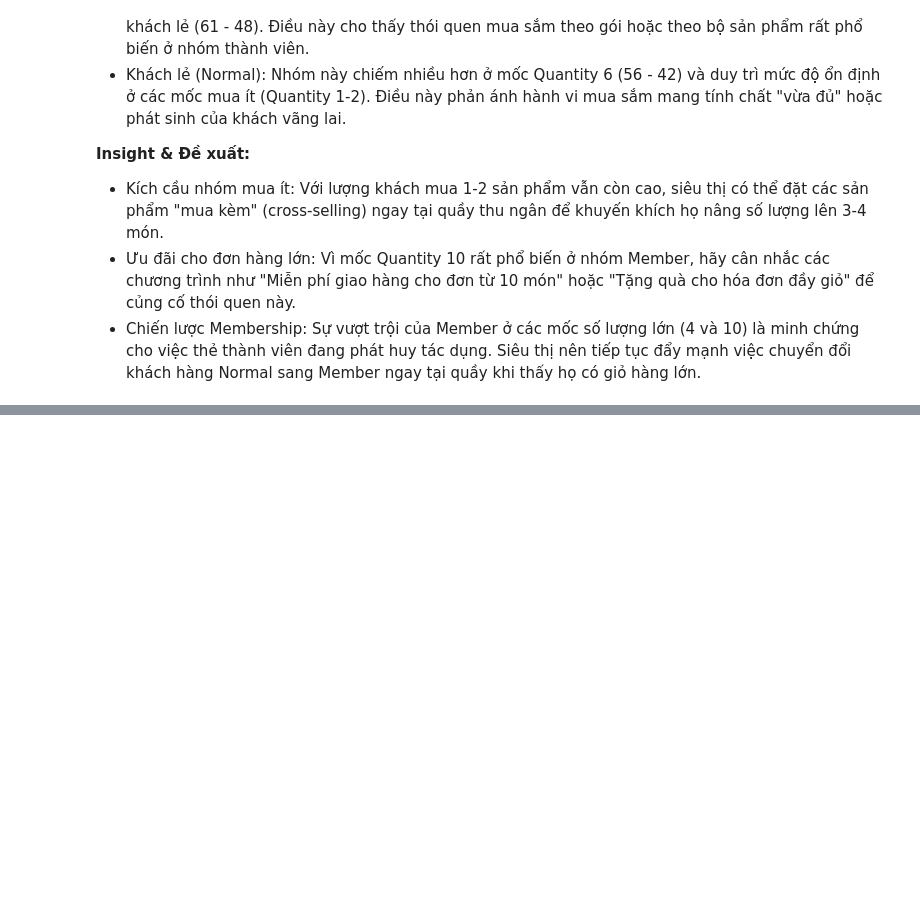
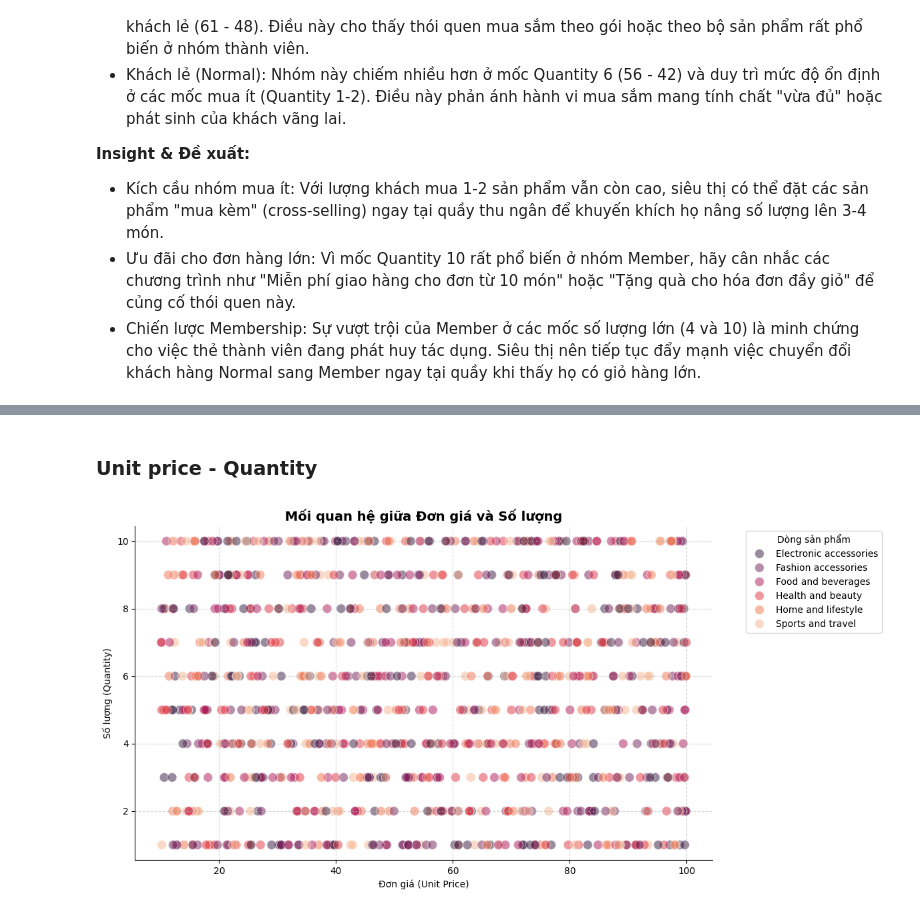
Before and after one commit to Jackxeid/Learn---MindX, a Jupyter notebook: Final Project/finalProject.ipynb, the cells around one changed output, grey strips where cells are left out. Drawn from its saved outputs; the diff is of its cells as text; code cells hidden in the pictures; blank space fills up the shorter version.

```diff
--- a/Final Project/finalProject.ipynb
+++ b/Final Project/finalProject.ipynb
@@ -563,0 +639,26 @@ plt.show()
+# %% [markdown]
+### Unit price - Quantity
+# %%
+plt.figure(figsize=(12, 6))
+
+sns.scatterplot(
+    data=df,
+    x='Unit price',
+    y='Quantity',
+    hue='Product line',
+    palette='rocket',
+    alpha=alpha,
+    s=100
+)
+
+plt.title('Mối quan hệ giữa Đơn giá và Số lượng', fontsize=14, fontweight='bold')
+plt.xlabel('Đơn giá (Unit Price)')
+plt.ylabel('Số lượng (Quantity)')
+plt.legend(title='Dòng sản phẩm', bbox_to_anchor=(1.05, 1), loc='upper left')
+
+sns.despine()
+plt.grid(True, linestyle='--', alpha=alpha)
+plt.tight_layout()
+plt.show()
+# %% [output]
+[figure, added]
```
Also changed, not shown: parts of 7 cells of this notebook.
